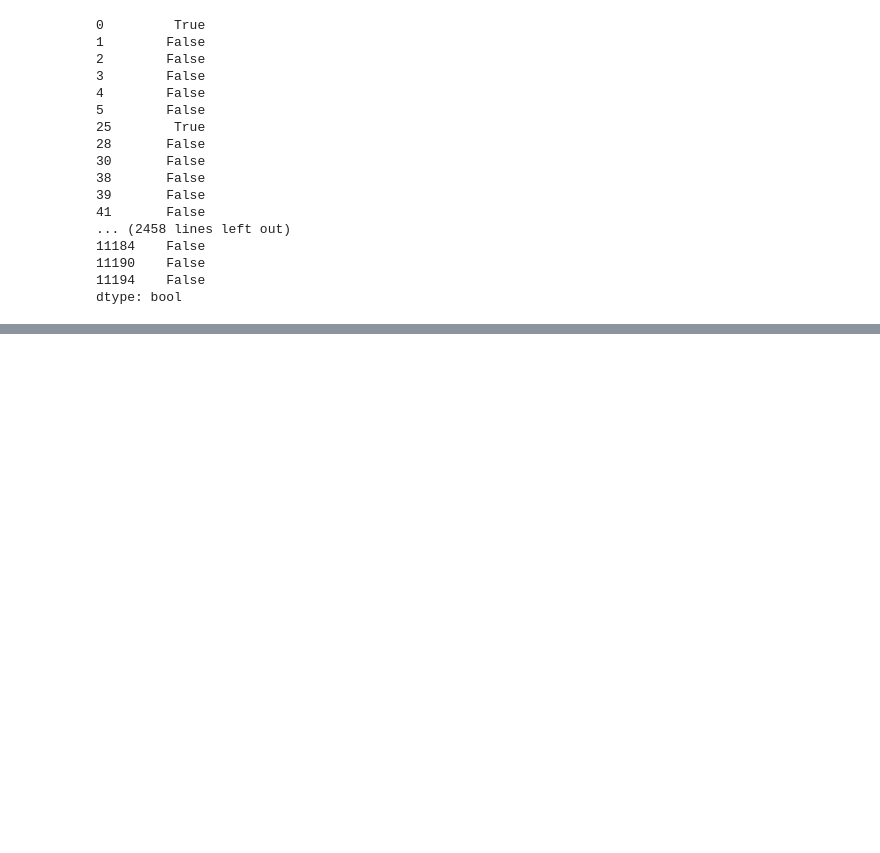
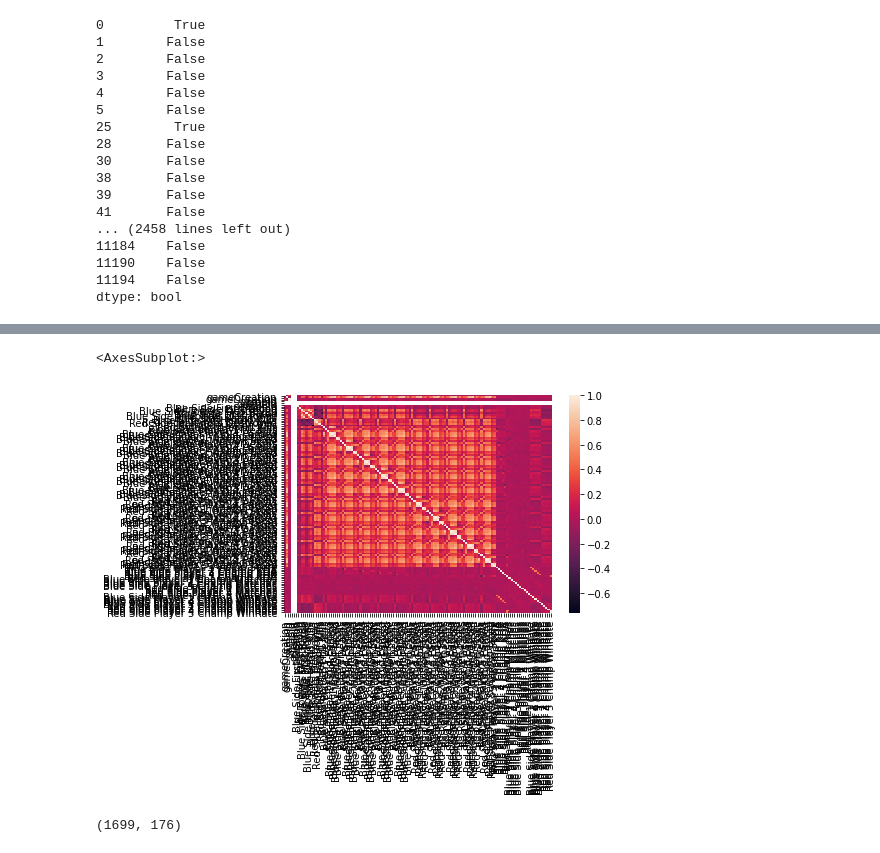
Before and after one commit to vincentviray01/LeagueMatchPredictor, a Jupyter notebook: Untitled.ipynb, the cells around one changed output, grey strips where cells are left out. Cells and saved outputs as stored; diff of their text form; code cells hidden in the pictures; blank space fills up the shorter version.

```diff
--- a/Untitled.ipynb
+++ b/Untitled.ipynb
@@ -1646,0 +1837,4 @@ dtype: bool
+# %%
+remove_indices = list(set(remove_indices))
+# %%
+blue1champKDA = [i for j, i in enumerate(blue1champKDA) if j not in remove_indices]
@@ -1646,0 +1888,38 @@ dtype: bool
+# %%
+matches['Blue Side Player 1 Champ KDA'] = blue1champKDA
+matches['Blue Side Player 2 Champ KDA'] = blue2champKDA
+matches['Blue Side Player 3 Champ KDA'] = blue3champKDA
+matches['Blue Side Player 4 Champ KDA'] = blue4champKDA
+matches['Blue Side Player 5 Champ KDA'] = blue5champKDA
+
+matches['Red Side Player 1 Champ KDA'] = red1champKDA
+matches['Red Side Player 2 Champ KDA'] = red2champKDA
+matches['Red Side Player 3 Champ KDA'] = red3champKDA
+matches['Red Side Player 4 Champ KDA'] = red4champKDA
+matches['Red Side Player 5 Champ KDA'] = red5champKDA
+
+matches['Blue Side Player 1 Champ Matches'] = blue1champMatches
+matches['Blue Side Player 2 Champ Matches'] = blue2champMatches
+matches['Blue Side Player 3 Champ Matches'] = blue3champMatches
+matches['Blue Side Player 4 Champ Matches'] = blue4champMatches
+matches['Blue Side Player 5 Champ Matches'] = blue5champMatches
+
+matches['Red Side Player 1 Matches'] = red1champMatches
+matches['Red Side Player 2 Matches'] = red2champMatches
+matches['Red Side Player 3 Matches'] = red3champMatches
+matches['Red Side Player 4 Matches'] = red4champMatches
+matches['Red Side Player 5 Matches'] = red5champMatches
+
+matches['Blue Side Player 1 Champ WinRate'] = blue1champWinRates
+matches['Blue Side Player 2 Champ WinRate'] = blue2champWinRates
+matches['Blue Side Player 3 Champ WinRate'] = blue3champWinRates
+matches['Blue Side Player 4 Champ WinRate'] = blue4champWinRates
+matches['Blue Side Player 5 Champ WinRate'] = blue5champWinRates
+
+matches['Red Side Player 1 Champ WinRate'] = red1champWinRates
+matches['Red Side Player 2 Champ WinRate'] = red2champWinRates
+matches['Red Side Player 3 Champ WinRate'] = red3champWinRates
+matches['Red Side Player 4 Champ WinRate'] = red4champWinRates
+matches['Red Side Player 5 Champ WinRate'] = red5champWinRates
+# %%
+corr = matches.corr()
@@ -1646,0 +2005,5 @@ dtype: bool
+# %%
+sns.heatmap(corr, xticklabels = corr.columns, yticklabels = corr.columns)
+# %% [output]
+<AxesSubplot:>
+[figure, added]
@@ -1646,0 +2012,4 @@ dtype: bool
+# %%
+matches.shape
+# %% [output]
+(1699, 176)
```
Also changed, not shown: parts of 121 cells of this notebook, 3 other files.
